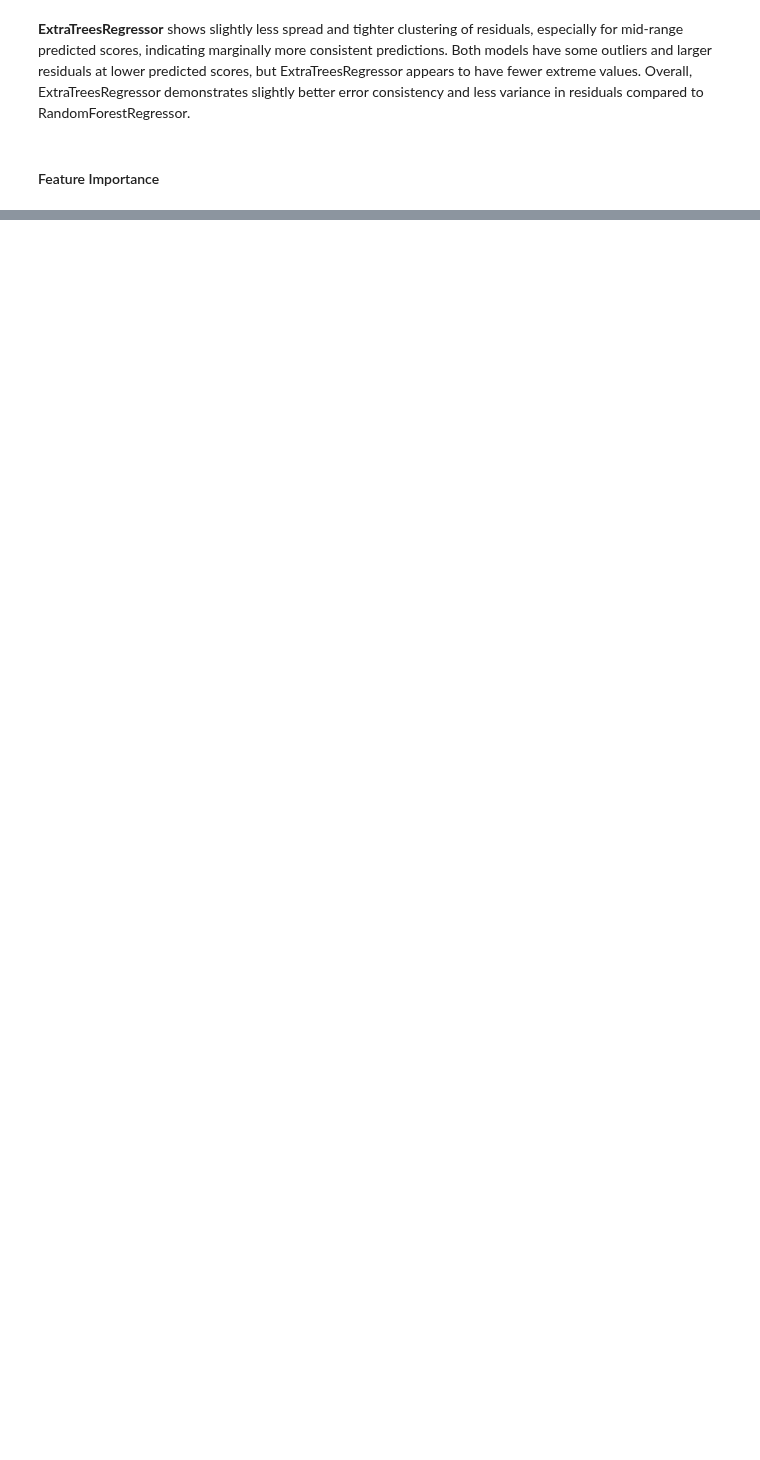
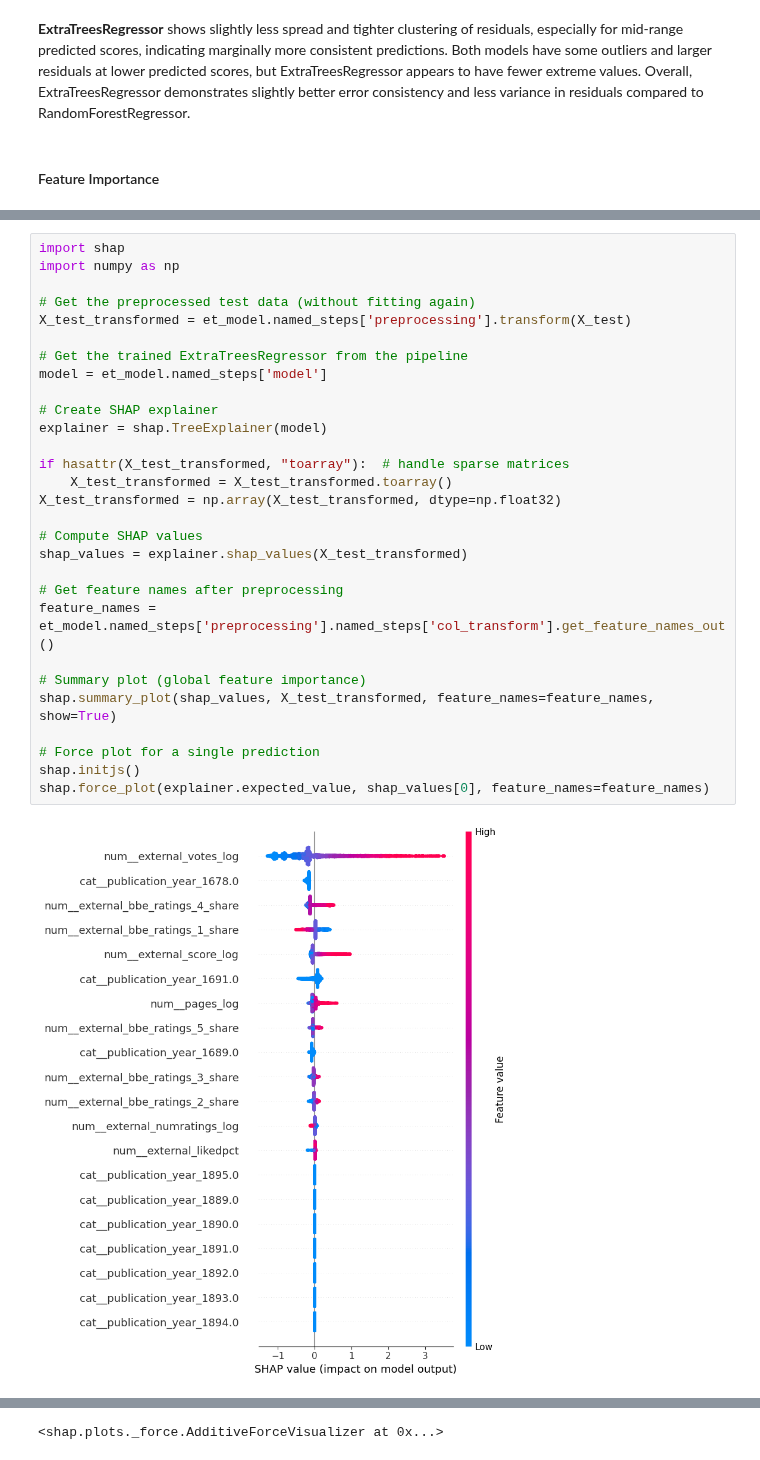
Before and after one commit to larevolucia/bookwise-analytics, a Jupyter notebook: notebooks/06_Modeling.ipynb, the cells around one changed output, grey strips where cells are left out. Saved outputs shown, nothing was run; the diff lists cells and outputs as text; blank space fills up the shorter version.

```diff
--- a/notebooks/06_Modeling.ipynb
+++ b/notebooks/06_Modeling.ipynb
@@ -843,0 +864,31 @@ Both models confirm the critical role of external engagement metrics, but ExtraT
+# %%
+import shap
+import numpy as np
+
+# Get the preprocessed test data (without fitting again)
+X_test_transformed = et_model.named_steps['preprocessing'].transform(X_test)
+
+# Get the trained ExtraTreesRegressor from the pipeline
+model = et_model.named_steps['model']
+
+# Create SHAP explainer
+explainer = shap.TreeExplainer(model)
+
+if hasattr(X_test_transformed, "toarray"):  # handle sparse matrices
+    X_test_transformed = X_test_transformed.toarray()
+X_test_transformed = np.array(X_test_transformed, dtype=np.float32)
+
+# Compute SHAP values
+shap_values = explainer.shap_values(X_test_transformed)
+
+# Get feature names after preprocessing
+feature_names = et_model.named_steps['preprocessing'].named_steps['col_transform'].get_feature_names_out()
+
+# Summary plot (global feature importance)
+shap.summary_plot(shap_values, X_test_transformed, feature_names=feature_names, show=True)
+
+# Force plot for a single prediction
+shap.initjs()
+shap.force_plot(explainer.expected_value, shap_values[0], feature_names=feature_names)
+# %% [output]
+[figure, added]
@@ -843,0 +896 @@ Both models confirm the critical role of external engagement metrics, but ExtraT
+<shap.plots._force.AdditiveForceVisualizer at 0x...>
```
Also changed, not shown: parts of 25 cells of this notebook, 5 other files.
